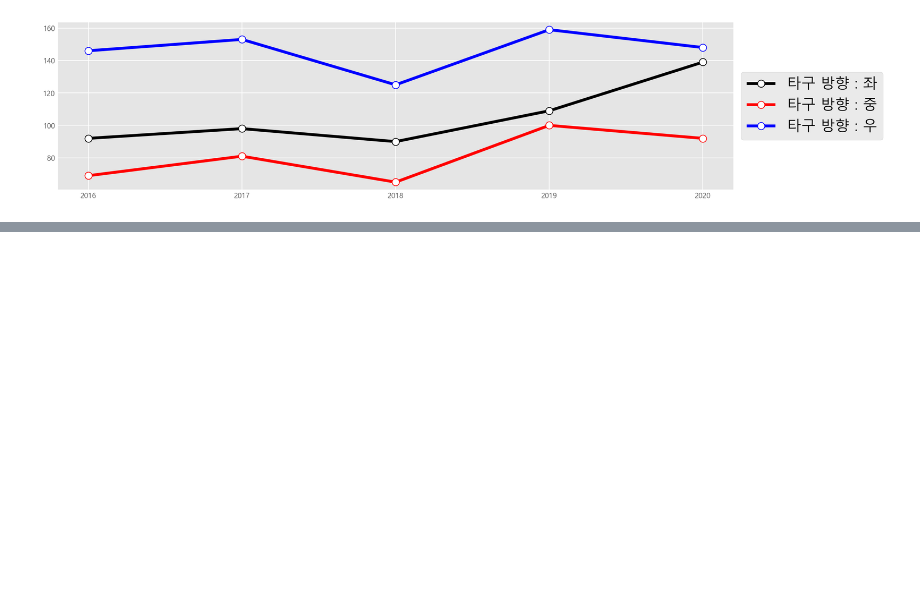
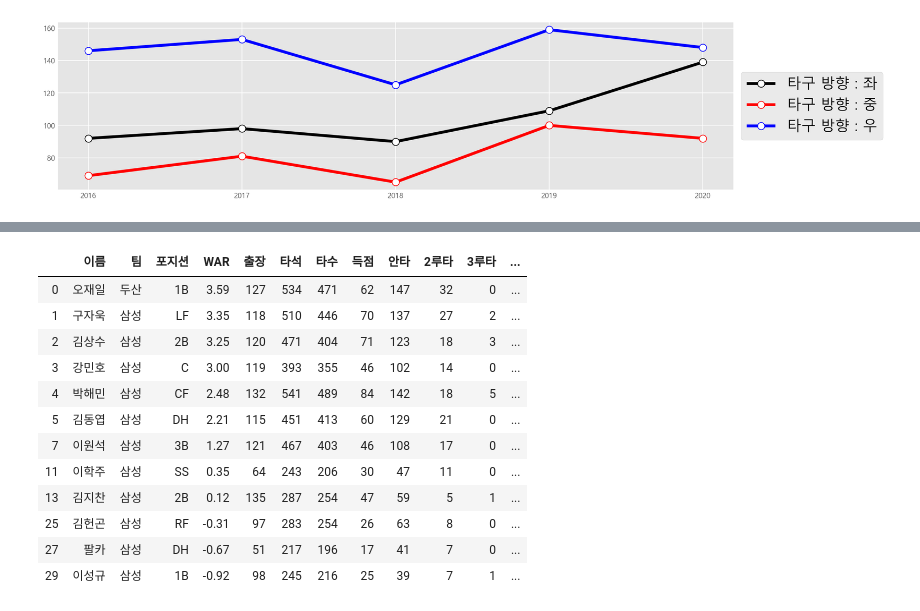
Before and after one commit to jeonprize/KBO-Analysis, a Jupyter notebook: OJL(2).ipynb, the cells around one changed output, grey strips where cells are left out. Cells and saved outputs as stored; diff of their text form; code cells hidden in the pictures; blank space fills up the shorter version.

```diff
--- a/OJL(2).ipynb
+++ b/OJL(2).ipynb
@@ -316,0 +345,2 @@ plt.legend(loc='center left', bbox_to_anchor = (1, 0.5),fontsize = 20)
+# %%
+pd.set_option("display.max_columns",25)
@@ -316,0 +380,16 @@ plt.legend(loc='center left', bbox_to_anchor = (1, 0.5),fontsize = 20)
+# %%
+ojl_sl_top10_df
+# %% [output]
+|  | 이름 | 팀 | 포지션 | WAR | 출장 | 타석 | 타수 | 득점 | 안타 | 2루타 | 3루타 | ... |
+| 0 | 오재일 | 두산 | 1B | 3.59 | 127 | 534 | 471 | 62 | 147 | 32 | 0 | ... |
+| 1 | 구자욱 | 삼성 | LF | 3.35 | 118 | 510 | 446 | 70 | 137 | 27 | 2 | ... |
+| 2 | 김상수 | 삼성 | 2B | 3.25 | 120 | 471 | 404 | 71 | 123 | 18 | 3 | ... |
+| 3 | 강민호 | 삼성 | C | 3.00 | 119 | 393 | 355 | 46 | 102 | 14 | 0 | ... |
+| 4 | 박해민 | 삼성 | CF | 2.48 | 132 | 541 | 489 | 84 | 142 | 18 | 5 | ... |
+| 5 | 김동엽 | 삼성 | DH | 2.21 | 115 | 451 | 413 | 60 | 129 | 21 | 0 | ... |
+| 7 | 이원석 | 삼성 | 3B | 1.27 | 121 | 467 | 403 | 46 | 108 | 17 | 0 | ... |
+| 11 | 이학주 | 삼성 | SS | 0.35 | 64 | 243 | 206 | 30 | 47 | 11 | 0 | ... |
+| 13 | 김지찬 | 삼성 | 2B | 0.12 | 135 | 287 | 254 | 47 | 59 | 5 | 1 | ... |
+| 25 | 김헌곤 | 삼성 | RF | -0.31 | 97 | 283 | 254 | 26 | 63 | 8 | 0 | ... |
+| 27 | 팔카 | 삼성 | DH | -0.67 | 51 | 217 | 196 | 17 | 41 | 7 | 0 | ... |
+| 29 | 이성규 | 삼성 | 1B | -0.92 | 98 | 245 | 216 | 25 | 39 | 7 | 1 | ... |
```
Also changed, not shown: parts of 10 cells of this notebook.
